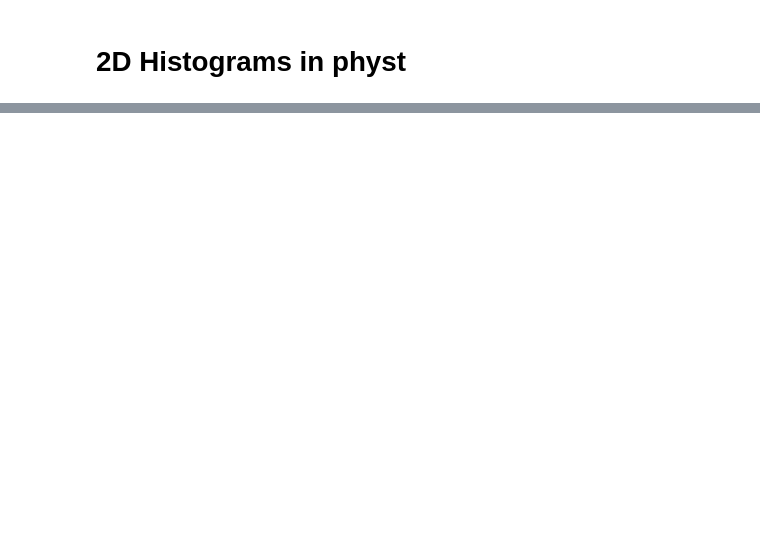
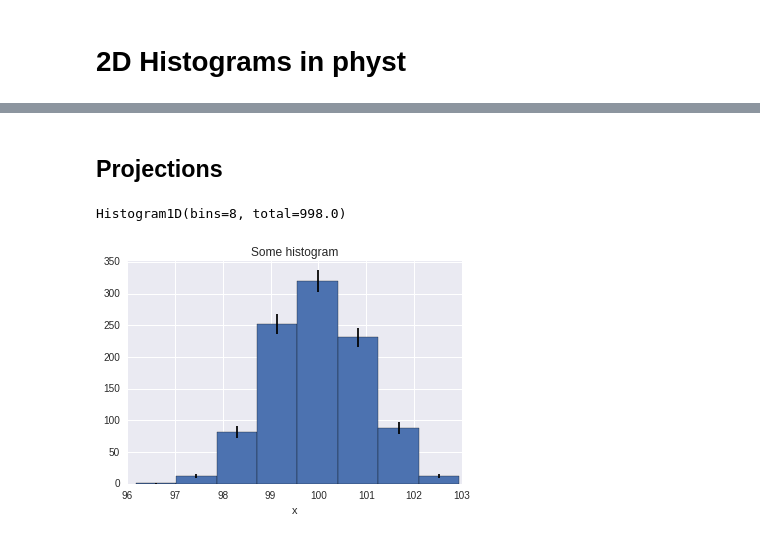
Before and after one commit to janpipek/physt, a Jupyter notebook: doc/2D Histograms.ipynb, the cells around one changed output, grey strips where cells are left out. Drawn from its saved outputs; the diff is of its cells as text; code cells hidden in the pictures; blank space fills up the shorter version.

```diff
--- a/doc/2D Histograms.ipynb
+++ b/doc/2D Histograms.ipynb
@@ -35,0 +46,9 @@ ax = h2.plot(ax=ax)
+# %% [markdown]
+## Projections
+# %%
+h1 = h2.projection("x")
+h1.plot(errors=True)
+h1
+# %% [output]
+Histogram1D(bins=8, total=998.0)
+[figure, added]
```
Also changed, not shown: parts of 24 cells of this notebook, 4 other files.
